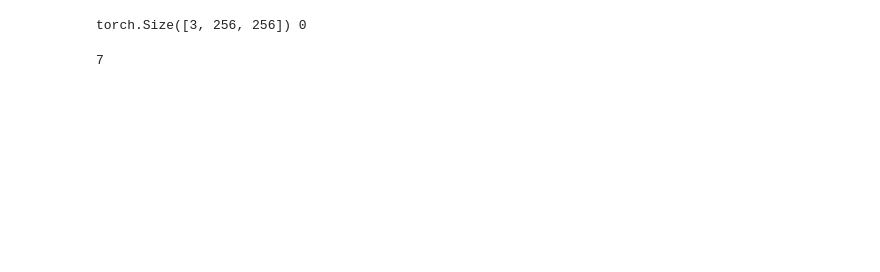
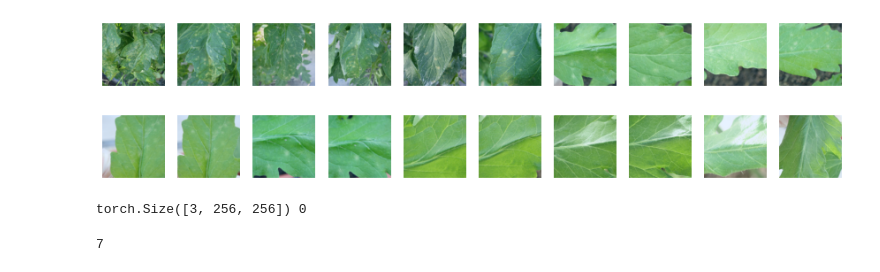
Before and after one commit to ispark323/dacon_train, a Jupyter notebook: plant_disease.ipynb, the cells around one changed output. Drawn from its saved outputs; the diff is of its cells as text; code cells hidden in the pictures; blank space fills up the shorter version.

```diff
--- a/plant_disease.ipynb
+++ b/plant_disease.ipynb
@@ -60,11 +58,17 @@ img_per_class
 # %%
-transformations = transforms.Compose([
+trans = transforms.Compose([
     transforms.Resize(256),
     transforms.CenterCrop(256),
     transforms.ToTensor(),
     transforms.Normalize(mean=[0.485, 0.456, 0.406], std=[0.229, 0.224, 0.225])
 ])
 # %%
-train = ImageFolder(train_dir, transform=transformations)
-valid = ImageFolder(valid_dir, transform=transformations)
+train_set = ImageFolder(train_dir, transform=trans)
+valid_set = ImageFolder(valid_dir, transform=trans)
+# %%
+display_dataset(train_set)
+display_dataset(valid_set)
+# %% [output]
+[figure, added]
+[figure, added]
 # %%
```
Also changed, not shown: parts of 34 cells of this notebook, 5 other files.
